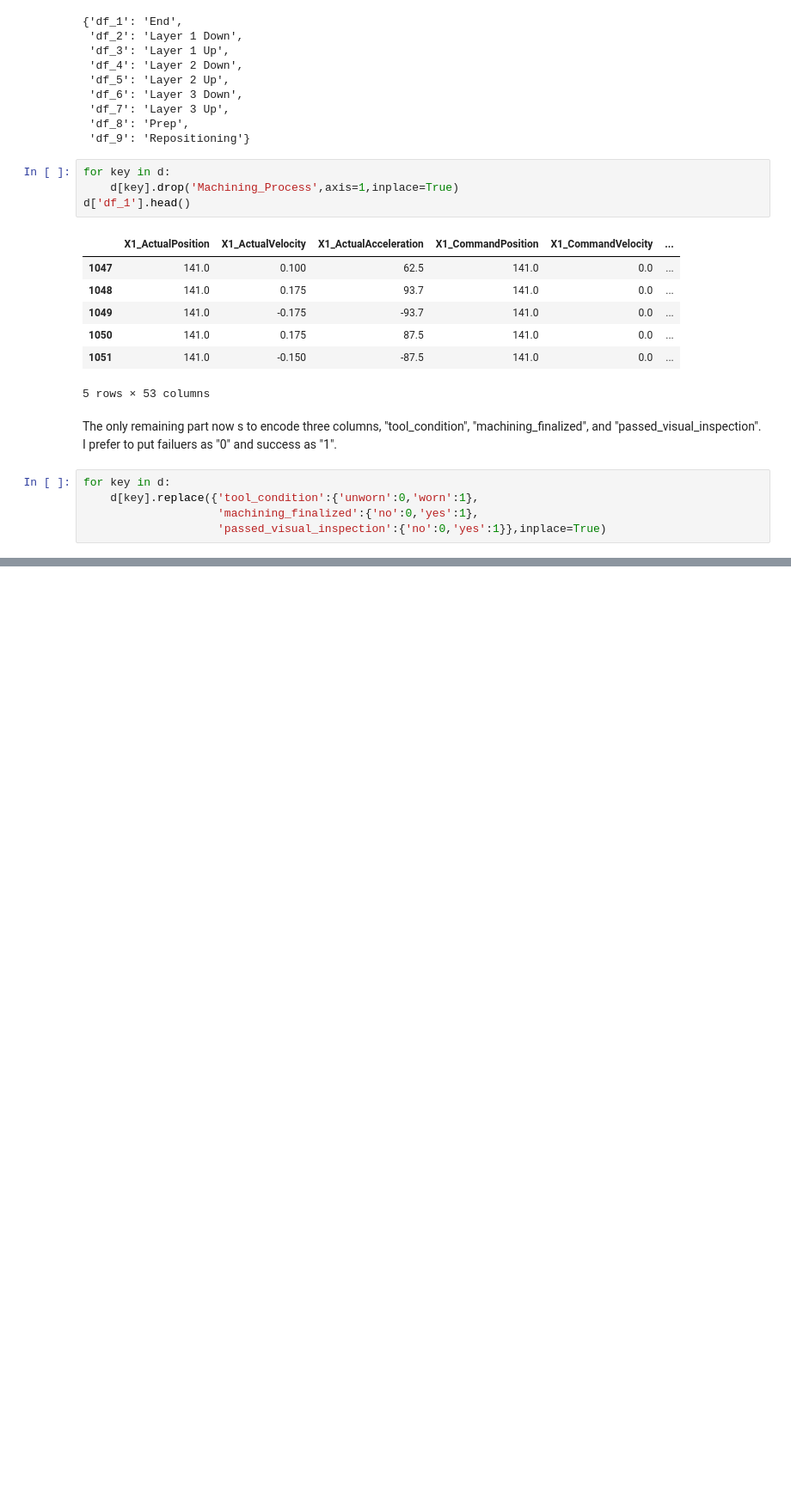
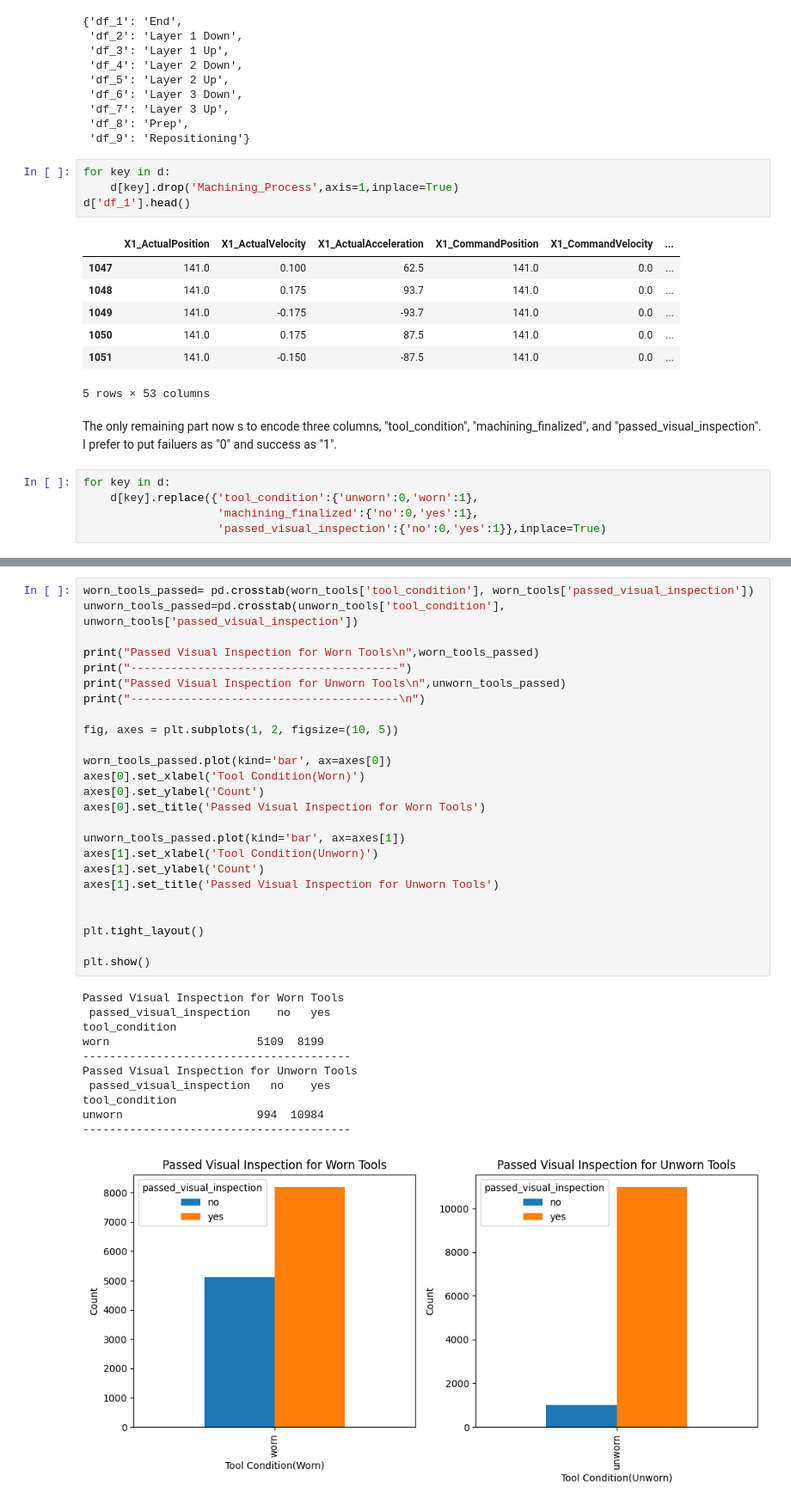
Before and after one commit to fereshteh-bahadory/CNC-Tool-wear-detection, a Jupyter notebook: CNC_machin.ipynb, the cells around one changed output, grey strips where cells are left out. Shown at 86% size. Saved outputs shown, nothing was run; the diff lists cells and outputs as text; blank space fills up the shorter version.

```diff
--- a/CNC_machin.ipynb
+++ b/CNC_machin.ipynb
@@ -224,0 +295,37 @@ for key in d:
+# %%
+worn_tools_passed= pd.crosstab(worn_tools['tool_condition'], worn_tools['passed_visual_inspection'])
+unworn_tools_passed=pd.crosstab(unworn_tools['tool_condition'], unworn_tools['passed_visual_inspection'])
+
+print("Passed Visual Inspection for Worn Tools\n",worn_tools_passed)
+print("----------------------------------------")
+print("Passed Visual Inspection for Unworn Tools\n",unworn_tools_passed)
+print("----------------------------------------\n")
+
+fig, axes = plt.subplots(1, 2, figsize=(10, 5))
+
+worn_tools_passed.plot(kind='bar', ax=axes[0])
+axes[0].set_xlabel('Tool Condition(Worn)')
+axes[0].set_ylabel('Count')
+axes[0].set_title('Passed Visual Inspection for Worn Tools')
+
+unworn_tools_passed.plot(kind='bar', ax=axes[1])
+axes[1].set_xlabel('Tool Condition(Unworn)')
+axes[1].set_ylabel('Count')
+axes[1].set_title('Passed Visual Inspection for Unworn Tools')
+
+
+plt.tight_layout()
+
+plt.show()
+# %% [output]
+Passed Visual Inspection for Worn Tools
+ passed_visual_inspection    no   yes
+tool_condition
+worn                      5109  8199
+----------------------------------------
+Passed Visual Inspection for Unworn Tools
+ passed_visual_inspection   no    yes
+tool_condition
+unworn                    994  10984
+----------------------------------------
+[figure, added]
```
Also changed, not shown: parts of 8 cells of this notebook.
